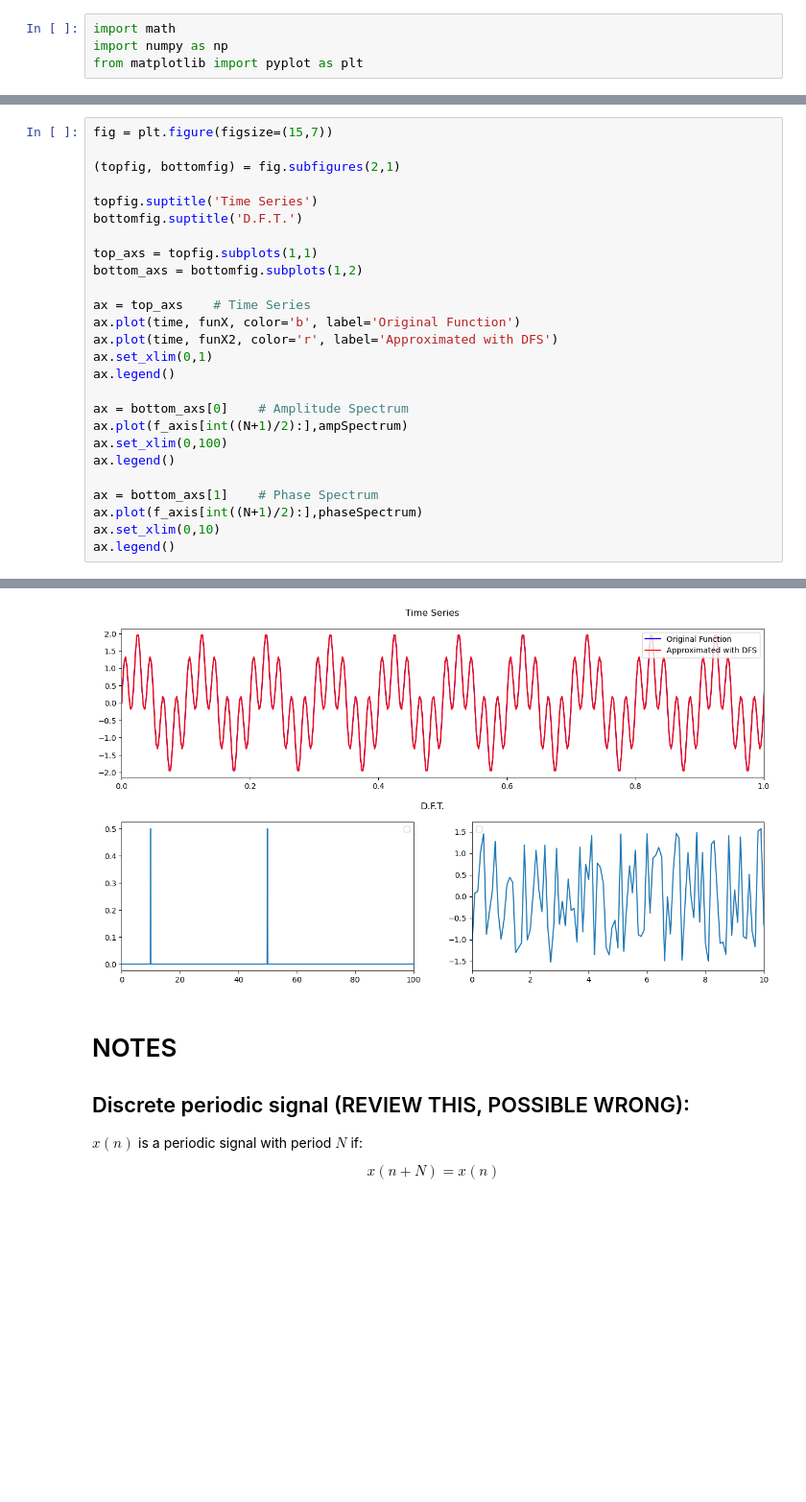
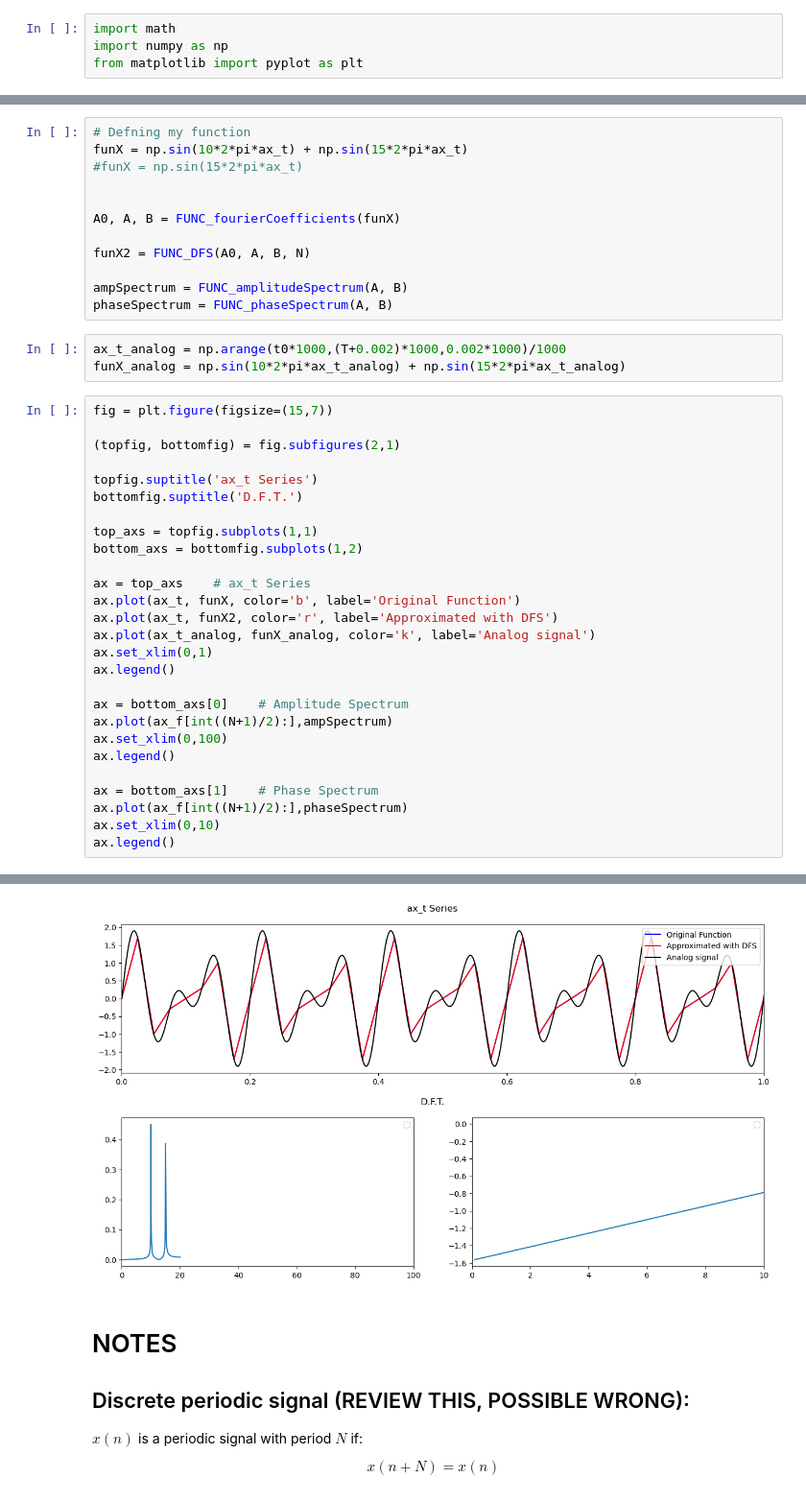
Before and after one commit to P219-C/signalAnalysis, a Jupyter notebook: signalAnalysis.ipynb, the cells around one changed output, grey strips where cells are left out. Shown at 96% size. Drawn from its saved outputs; the diff is of its cells as text; blank space fills up the shorter version.

Commit message:
Added comments and a representation of the analog signal

```diff
--- a/signalAnalysis.ipynb
+++ b/signalAnalysis.ipynb
@@ -201,34 +210,50 @@ plt.xlim(0,100)
+# %%
+# Defning my function
+funX = np.sin(10*2*pi*ax_t) + np.sin(15*2*pi*ax_t)
+#funX = np.sin(15*2*pi*ax_t)
+
+
+A0, A, B = FUNC_fourierCoefficients(funX)
+
+funX2 = FUNC_DFS(A0, A, B, N)
+
+ampSpectrum = FUNC_amplitudeSpectrum(A, B)
+phaseSpectrum = FUNC_phaseSpectrum(A, B)
+# %%
+ax_t_analog = np.arange(t0*1000,(T+0.002)*1000,0.002*1000)/1000
+funX_analog = np.sin(10*2*pi*ax_t_analog) + np.sin(15*2*pi*ax_t_analog)
 # %%
 fig = plt.figure(figsize=(15,7))
 
 (topfig, bottomfig) = fig.subfigures(2,1)
 
-topfig.suptitle('Time Series')
+topfig.suptitle('ax_t Series')
 bottomfig.suptitle('D.F.T.')
 
 top_axs = topfig.subplots(1,1)
 bottom_axs = bottomfig.subplots(1,2)
 
-ax = top_axs    # Time Series
-ax.plot(time, funX, color='b', label='Original Function')
-ax.plot(time, funX2, color='r', label='Approximated with DFS')
+ax = top_axs    # ax_t Series
+ax.plot(ax_t, funX, color='b', label='Original Function')
+ax.plot(ax_t, funX2, color='r', label='Approximated with DFS')
+ax.plot(ax_t_analog, funX_analog, color='k', label='Analog signal')
 ax.set_xlim(0,1)
 ax.legend()
 
 ax = bottom_axs[0]    # Amplitude Spectrum
-ax.plot(f_axis[int((N+1)/2):],ampSpectrum)
+ax.plot(ax_f[int((N+1)/2):],ampSpectrum)
 ax.set_xlim(0,100)
 ax.legend()
 
 ax = bottom_axs[1]    # Phase Spectrum
-ax.plot(f_axis[int((N+1)/2):],phaseSpectrum)
+ax.plot(ax_f[int((N+1)/2):],phaseSpectrum)
 ax.set_xlim(0,10)
 ax.legend()
 # %% [output]
 No artists with labels found to put in legend.  Note that artists whose label start with an underscore are ignored when legend() is called with no argument.
 No artists with labels found to put in legend.  Note that artists whose label start with an underscore are ignored when legend() is called with no argument.
 <matplotlib.legend.Legend at 0x...>
-[figure, old version]
+[figure, new version]
 # %% [markdown]
 # NOTES
 ## Discrete periodic signal (REVIEW THIS, POSSIBLE WRONG):
```
Also changed, not shown: parts of 13 cells of this notebook.
